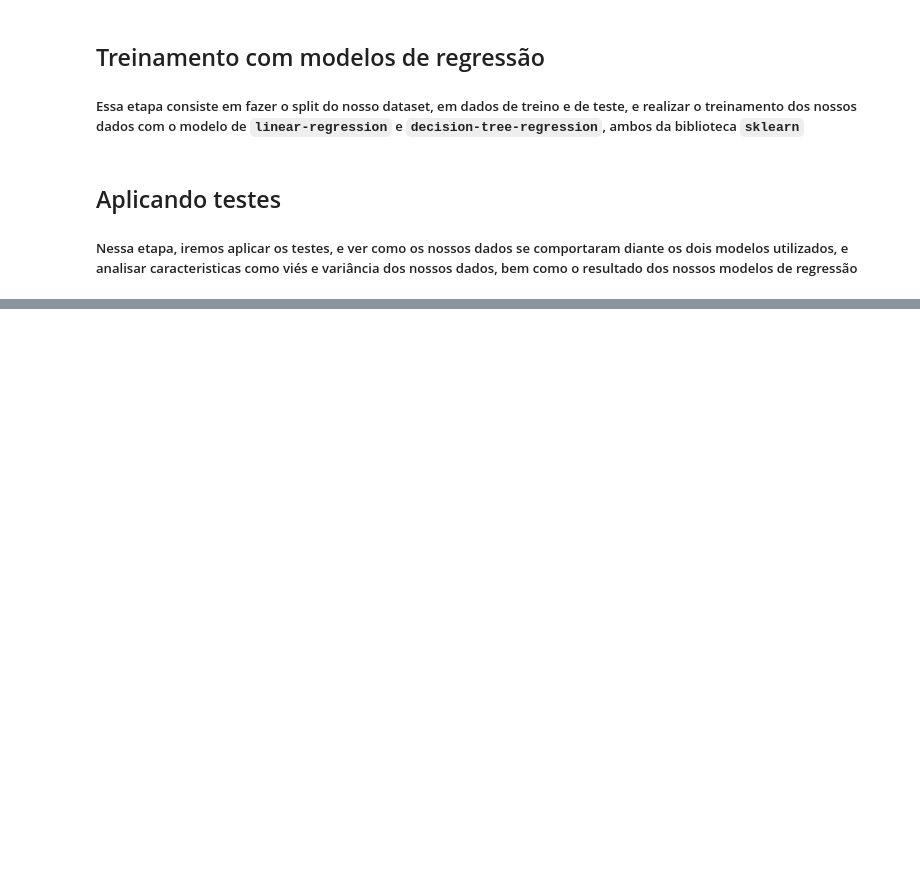
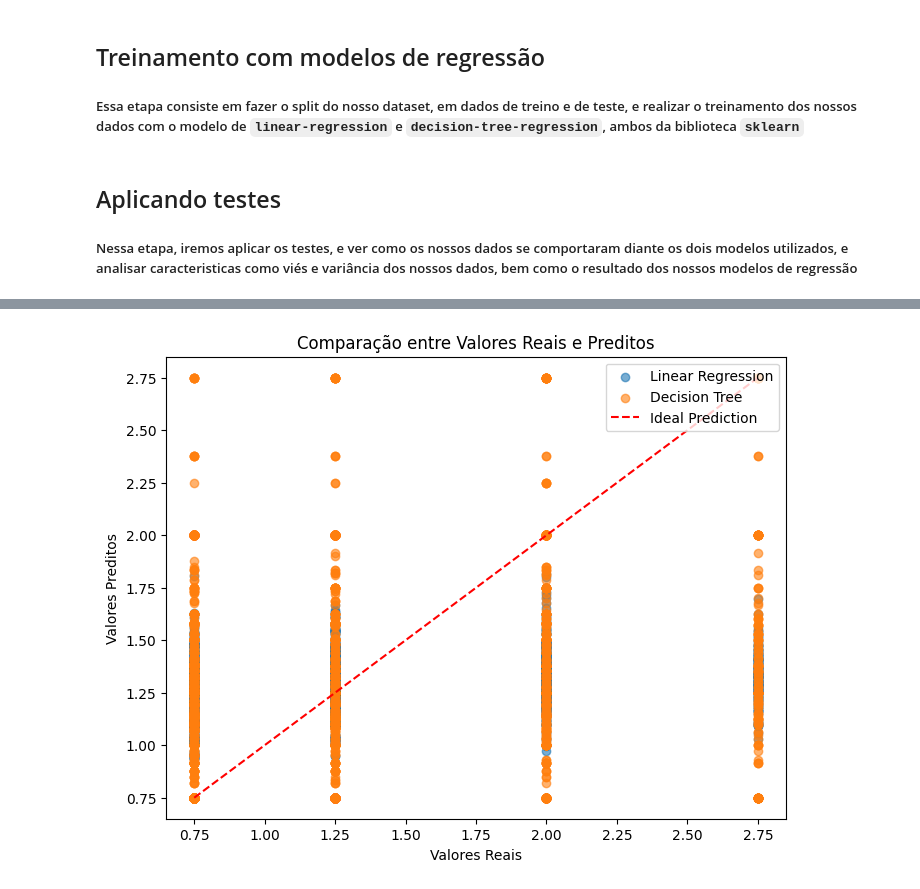
Before and after one commit to felipeversiane/ia-regression, a Jupyter notebook: main.ipynb, the cells around one changed output, grey strips where cells are left out. Cells and saved outputs as stored; diff of their text form; code cells hidden in the pictures; blank space fills up the shorter version.

Commit message:
feat: add plots

```diff
--- a/main.ipynb
+++ b/main.ipynb
@@ -173,0 +177,90 @@ Decision Tree - Error: 0.1170812917959991
+# %%
+import matplotlib.pyplot as plt
+import seaborn as sns
+from sklearn.model_selection import learning_curve
+
+# Gráfico de Erro de Predição
+plt.figure(figsize=(8, 6))
+plt.scatter(y_test, y_pred_linear, alpha=0.6, label="Linear Regression")
+plt.scatter(y_test, y_pred_tree, alpha=0.6, label="Decision Tree")
+plt.plot([min(y_test), max(y_test)], [min(y_test), max(y_test)], color="red", linestyle="--", label="Ideal Prediction")
+plt.xlabel("Valores Reais")
+plt.ylabel("Valores Preditos")
+plt.title("Comparação entre Valores Reais e Preditos")
+plt.legend()
+plt.show()
+
+
+# Gráfico de Distribuição dos Erros
+residuals_linear = y_test - y_pred_linear
+residuals_tree = y_test - y_pred_tree
+
+plt.figure(figsize=(8, 6))
+sns.histplot(residuals_linear, kde=True, color="blue", label="Linear Regression")
+sns.histplot(residuals_tree, kde=True, color="green", label="Decision Tree", alpha=0.7)
+plt.xlabel("Erro (Resíduo)")
+plt.title("Distribuição dos Erros")
+plt.legend()
+plt.show()
+
+
+# Gráfico de Viés e Variância
+models = ["Linear Regression", "Decision Tree"]
+bias = [linear_bias, tree_bias]
+variance = [linear_variance, tree_variance]
+error = [linear_error, tree_error]
+
+x = range(len(models))
+width = 0.2
+
+plt.figure(figsize=(8, 6))
+plt.bar(x, bias, width=width, label="Bias", color="blue")
+plt.bar([p + width for p in x], variance, width=width, label="Variance", color="orange")
+plt.bar([p + width * 2 for p in x], error, width=width, label="Error", color="green")
+
+plt.xlabel("Modelos")
+plt.ylabel("Valores")
+plt.title("Bias, Variance e Error por Modelo")
+plt.xticks([p + width for p in x], models)
+plt.legend()
+plt.show()
+
+
+# Learning Curve (Curva de Aprendizado)
+train_sizes, train_scores, test_scores = learning_curve(
+    linear_model, X_train, y_train, cv=5, scoring="neg_mean_squared_error", n_jobs=-1
+)
+
+train_scores_mean = -np.mean(train_scores, axis=1)
+train_scores_std = np.std(train_scores, axis=1)
+test_scores_mean = -np.mean(test_scores, axis=1)
+test_scores_std = np.std(test_scores, axis=1)
+
+plt.figure(figsize=(10, 6))
+plt.title("Curva de Aprendizado - Linear Regression")
+plt.xlabel("Tamanho do Conjunto de Treinamento")
+plt.ylabel("Erro Médio Quadrado (MSE)")
+plt.grid()
+
+plt.fill_between(
+    train_sizes,
+    train_scores_mean - train_scores_std,
+    train_scores_mean + train_scores_std,
+    alpha=0.1,
+    color="r",
+)
+plt.fill_between(
+    train_sizes,
+    test_scores_mean - test_scores_std,
+    test_scores_mean + test_scores_std,
+    alpha=0.1,
+    color="g",
+)
+
+plt.plot(train_sizes, train_scores_mean, "o-", color="r", label="Erro de Treinamento")
+plt.plot(train_sizes, test_scores_mean, "o-", color="g", label="Erro de Teste")
+
+plt.legend(loc="best")
+plt.show()
+# %% [output]
+[figure, added]
```
Also changed, not shown: parts of 3 cells of this notebook, 2 other files.
